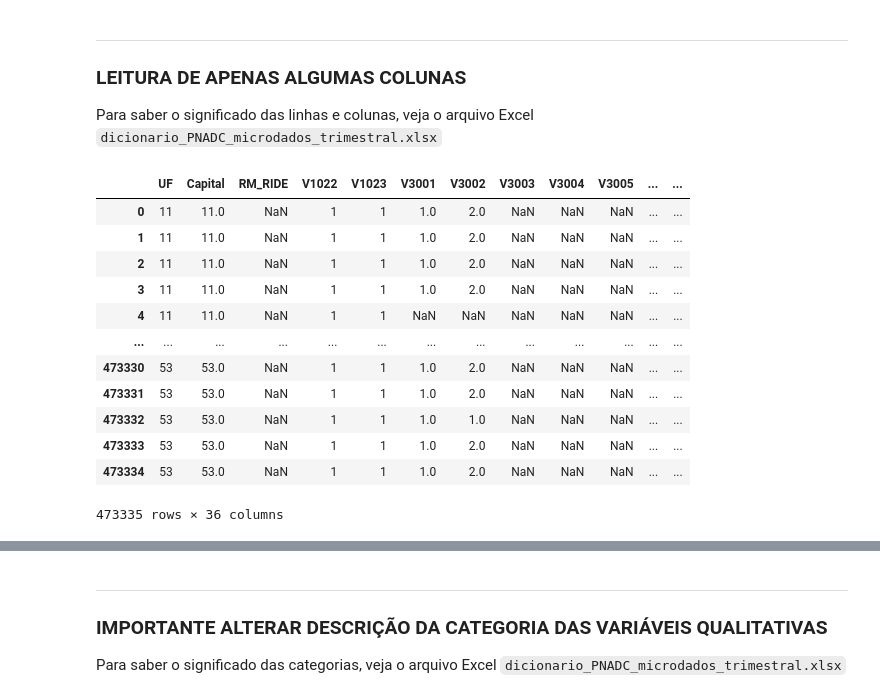
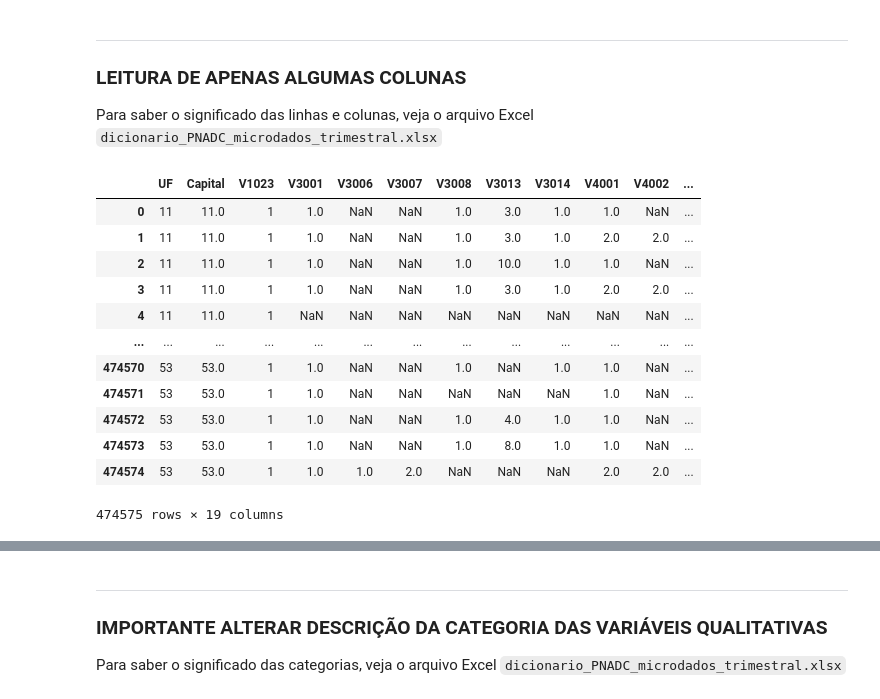
Before and after one commit to MaxG-Mattos/Cdados-projeto3, a Jupyter notebook: dadosp3.ipynb, the cells around one changed output, grey strips where cells are left out. Drawn from its saved outputs; the diff is of its cells as text; code cells hidden in the pictures.

```diff
--- a/dadosp3.ipynb
+++ b/dadosp3.ipynb
@@ -48,58 +48,50 @@ Para saber o significado das linhas e colunas, veja o arquivo Excel `dicionario_
 colunas = ["UF", #Estado
            "Capital", #capital
            "V1023", #Tipo de área
-           "V1022", #Situação do domicílio
-           "RM_RIDE", #Região Metropolitana e Região Administrativa Integrada de Desenvolvimento
+
+
            "V3001", #sabe ler e escrever
-           "V3002", #frequenta escola
-           "V3003", #Qual é o curso que ... frequenta?
-           "V3004", #A duração deste curso que ... frequenta é de:
-           "V3005", #Este curso que ... frequenta é seriado?
            "V3006", #Qual é o ano/série/semestre que ... frequenta?
            "V3007", #já concluiu algum outro curso de graduação?
            "V3008", #Anteriormente ... frequentou escola?
-           "V3009", #Qual foi o curso mais elevado que ... frequentou anteriormente?
-           "V3012", #concluiu com aprovação, pelo menos a primeira série deste curso que frequentou anteriormente?
+
            "V3013", #Qual foi o último ano/série/semestre que ... concluiu com aprovação, neste curso que frequentou anteriormente
            "V3014", #concluiu este curso que frequentou anteriormente
            "V4001", #Na semana de ... a ... (semana de referência), ... trabalhou ou estagiou, durante pelo menos 1 hora, em alguma atividade remunerada em dinheiro?
            "V4002", #Na semana de ... a ... (semana de referência), ... trabalhou ou estagiou, durante pelo menos 1 hora, em alguma atividade remunerada em produtos, mercadorias, moradia, alimentação, etc.?
            "V4003", #Na semana de ... a ... (semana de referência), ... fez algum bico ou trabalhou em alguma atividade ocasional remunerada durante pelo menos 1 hora?
-           "V4004", #Na semana de ... a ... (semana de referência), ... ajudou durante pelo menos 1 hora, sem receber pagamento, no trabalho remunerado de algum morador do domicílio ou de parente?
-           "V4009", #Quantos trabalhos ... tinha na semana de ... a ... (semana de referência ?
-           "V4010", #Código da ocupação (cargo ou função)
-           "V4012", #Nesse trabalho, ... era:
+
+
+
            "V40121", #Trabalhador não remunerado
-           "V4013", #Código da principal atividade desse negócio/empresa
+
            "V403311", #Número da faixa do rendimento/retirada em dinheiro
            "V403312", #Qual era o rendimento bruto/retirada mensal que ... recebia/fazia normalmente nesse trabalho ? (valor em dinheiro)
            "V403422", #Qual foi o rendimento bruto/retirada que ... recebeu/fez nesse trabalho, no mês de referência ? (valor estimado dos produtos ou mercadorias)
-           "VD2003", #Número de componentes do domicílio (exclusive as pessoas cuja condição no domicílio era pensionista, empregado doméstico ou parente do empregado doméstico)
-           "VD2004", #Espécie da unidade doméstica
+
            "VD3004", #Nível de instrução mais elevado alcançado (pessoas de 5 anos ou mais de idade) padronizado para o Ensino fundamental -  SISTEMA DE 9 ANOS
            "VD3005", #Anos de estudo (pessoas de 5 anos ou mais de idade) padronizado para o Ensino fundamental - SISTEMA DE 9 ANOS
            "VD3006", #Grupos de anos de estudo (pessoas de 5 anos ou mais de idade) padronizado para o Ensino fundamental  - SISTEMA DE 9 ANOS
-           "VD4001", #Condição em relação à força de trabalho na semana de referência para pessoas de 14 anos ou mais de idade
-           "VD4002" #Condição de ocupação na semana de referência para pessoas de 14 anos ou mais de idade
+
           ]
 
 # Leitura da base de dados filtrando apenas as colunas contidas na lista `colunas`
-pnad23_1_small = pd.read_csv(url1, usecols=colunas)
+pnad23_2_small = pd.read_csv(url2, usecols=colunas)
 # %%
-pnad23_1_small
+pnad23_2_small
 # %% [output]
-|  | UF | Capital | RM_RIDE | V1022 | V1023 | V3001 | V3002 | V3003 | V3004 | V3005 | ... | ... |
-| 0 | 11 | 11.0 | NaN | 1 | 1 | 1.0 | 2.0 | NaN | NaN | NaN | ... | ... |
-| 1 | 11 | 11.0 | NaN | 1 | 1 | 1.0 | 2.0 | NaN | NaN | NaN | ... | ... |
-| 2 | 11 | 11.0 | NaN | 1 | 1 | 1.0 | 2.0 | NaN | NaN | NaN | ... | ... |
-| 3 | 11 | 11.0 | NaN | 1 | 1 | 1.0 | 2.0 | NaN | NaN | NaN | ... | ... |
-| 4 | 11 | 11.0 | NaN | 1 | 1 | NaN | NaN | NaN | NaN | NaN | ... | ... |
+|  | UF | Capital | V1023 | V3001 | V3006 | V3007 | V3008 | V3013 | V3014 | V4001 | V4002 | ... |
+| 0 | 11 | 11.0 | 1 | 1.0 | NaN | NaN | 1.0 | 3.0 | 1.0 | 1.0 | NaN | ... |
+| 1 | 11 | 11.0 | 1 | 1.0 | NaN | NaN | 1.0 | 3.0 | 1.0 | 2.0 | 2.0 | ... |
+| 2 | 11 | 11.0 | 1 | 1.0 | NaN | NaN | 1.0 | 10.0 | 1.0 | 1.0 | NaN | ... |
+| 3 | 11 | 11.0 | 1 | 1.0 | NaN | NaN | 1.0 | 3.0 | 1.0 | 2.0 | 2.0 | ... |
+| 4 | 11 | 11.0 | 1 | NaN | NaN | NaN | NaN | NaN | NaN | NaN | NaN | ... |
 | ... | ... | ... | ... | ... | ... | ... | ... | ... | ... | ... | ... | ... |
-| 473330 | 53 | 53.0 | NaN | 1 | 1 | 1.0 | 2.0 | NaN | NaN | NaN | ... | ... |
-| 473331 | 53 | 53.0 | NaN | 1 | 1 | 1.0 | 2.0 | NaN | NaN | NaN | ... | ... |
-| 473332 | 53 | 53.0 | NaN | 1 | 1 | 1.0 | 1.0 | NaN | NaN | NaN | ... | ... |
-| 473333 | 53 | 53.0 | NaN | 1 | 1 | 1.0 | 2.0 | NaN | NaN | NaN | ... | ... |
-| 473334 | 53 | 53.0 | NaN | 1 | 1 | 1.0 | 2.0 | NaN | NaN | NaN | ... | ... |
+| 474570 | 53 | 53.0 | 1 | 1.0 | NaN | NaN | 1.0 | NaN | 1.0 | 1.0 | NaN | ... |
+| 474571 | 53 | 53.0 | 1 | 1.0 | NaN | NaN | NaN | NaN | NaN | 1.0 | NaN | ... |
+| 474572 | 53 | 53.0 | 1 | 1.0 | NaN | NaN | 1.0 | 4.0 | 1.0 | 1.0 | NaN | ... |
+| 474573 | 53 | 53.0 | 1 | 1.0 | NaN | NaN | 1.0 | 8.0 | 1.0 | 1.0 | NaN | ... |
+| 474574 | 53 | 53.0 | 1 | 1.0 | 1.0 | 2.0 | NaN | NaN | NaN | 2.0 | 2.0 | ... |
-473335 rows × 36 columns
+474575 rows × 19 columns
 # %%
 cols ={"V1023":"Tipo de área",
```
Also changed, not shown: parts of 3 cells of this notebook.
